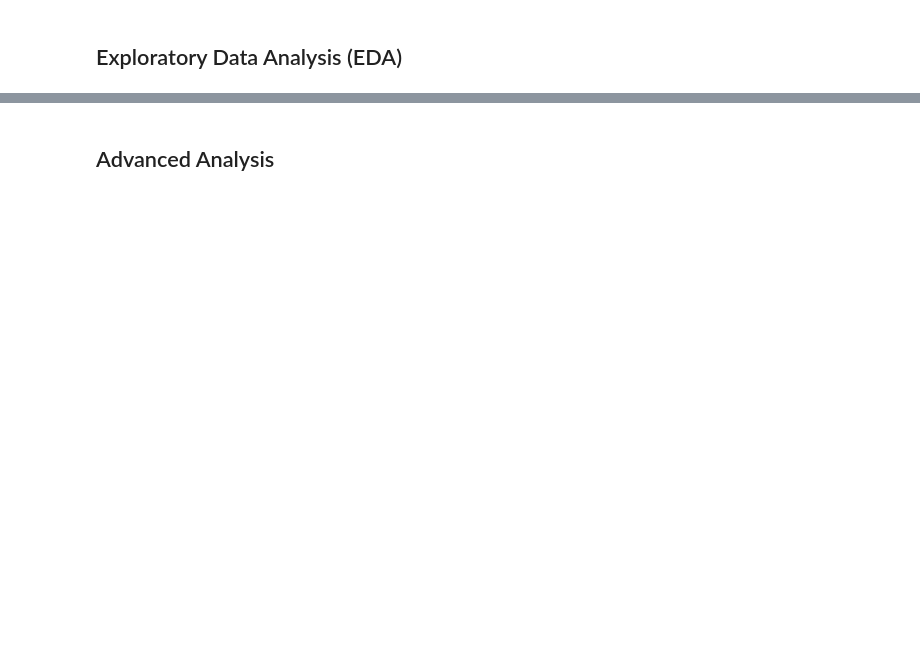
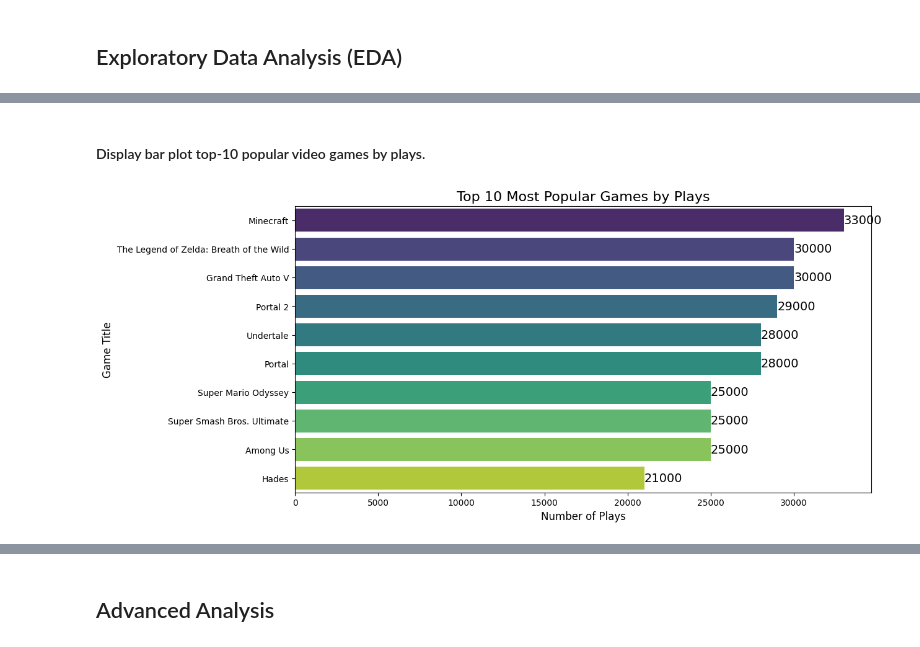
Before and after one commit to IrronRoman19/final-project-data, a Jupyter notebook: eda-project-tovtech-video-game-reviews.ipynb, the cells around one changed output, grey strips where cells are left out. Saved outputs shown, nothing was run; the diff lists cells and outputs as text; code cells hidden in the pictures; blank space fills up the shorter version.

```diff
--- a/eda-project-tovtech-video-game-reviews.ipynb
+++ b/eda-project-tovtech-video-game-reviews.ipynb
@@ -885,0 +1203,14 @@ plt.show()
+# %%
+weighted_games = games.copy()
+
+# Calculate a weighted score
+weighted_games['Weighted Score'] = (weighted_games['Plays'] * 0.4 +
+                           weighted_games['Number of Reviews'] * 0.3 +
+                           weighted_games['Wishlist'] * 0.2 +
+                           weighted_games['Rating'] * 0.1)
+
+# Remove duplicates and find the top games by Weighted Score
+unique_games = weighted_games.sort_values('Weighted Score', ascending=False).drop_duplicates(subset=['Title', 'Release Date'])
+top_weighted_games = unique_games[['Title', 'Release Date', 'Weighted Score', 'Plays', 'Playing', 'Rating', 'Number of Reviews', 'Backlogs', 'Wishlist']].head(10)
+
+top_weighted_games.head(10)
@@ -885,0 +1262,27 @@ plt.show()
+# %% [markdown]
+#### Display bar plot top-10 popular video games by plays.
+# %%
+# Sort the data by 'Playing'
+top_weighted_games_by_plays = top_weighted_games.sort_values('Plays', ascending=False)
+
+# Create a color palette with as many colors as there are bars
+palette = sns.color_palette("viridis", len(top_weighted_games_by_plays))
+
+# Plot with sorted data and mapped palette
+plt.figure(figsize=(12, 6))
+sns.barplot(
+    data=top_weighted_games_by_plays,
+    x='Plays',
+    y='Title',
+    palette=palette
+)
+
+for index, value in enumerate(top_weighted_games_by_plays['Plays']):
+    plt.text(value, index, str(value), fontsize=14, va='center')
+
+plt.title('Top 10 Most Popular Games by Plays', fontsize=16)
+plt.xlabel('Number of Plays', fontsize=12)
+plt.ylabel('Game Title', fontsize=12)
+plt.show()
+# %% [output]
+[figure, added]
```
Also changed, not shown: parts of 244 cells of this notebook.
